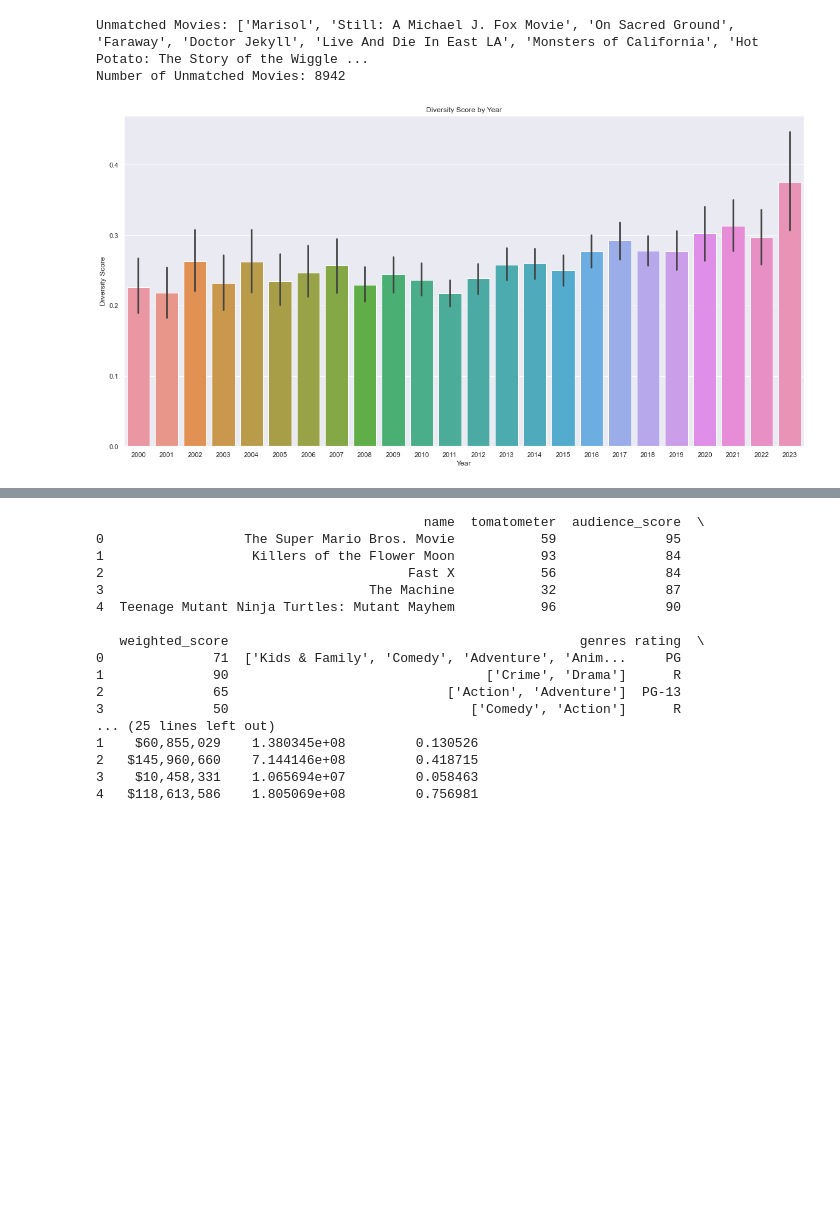
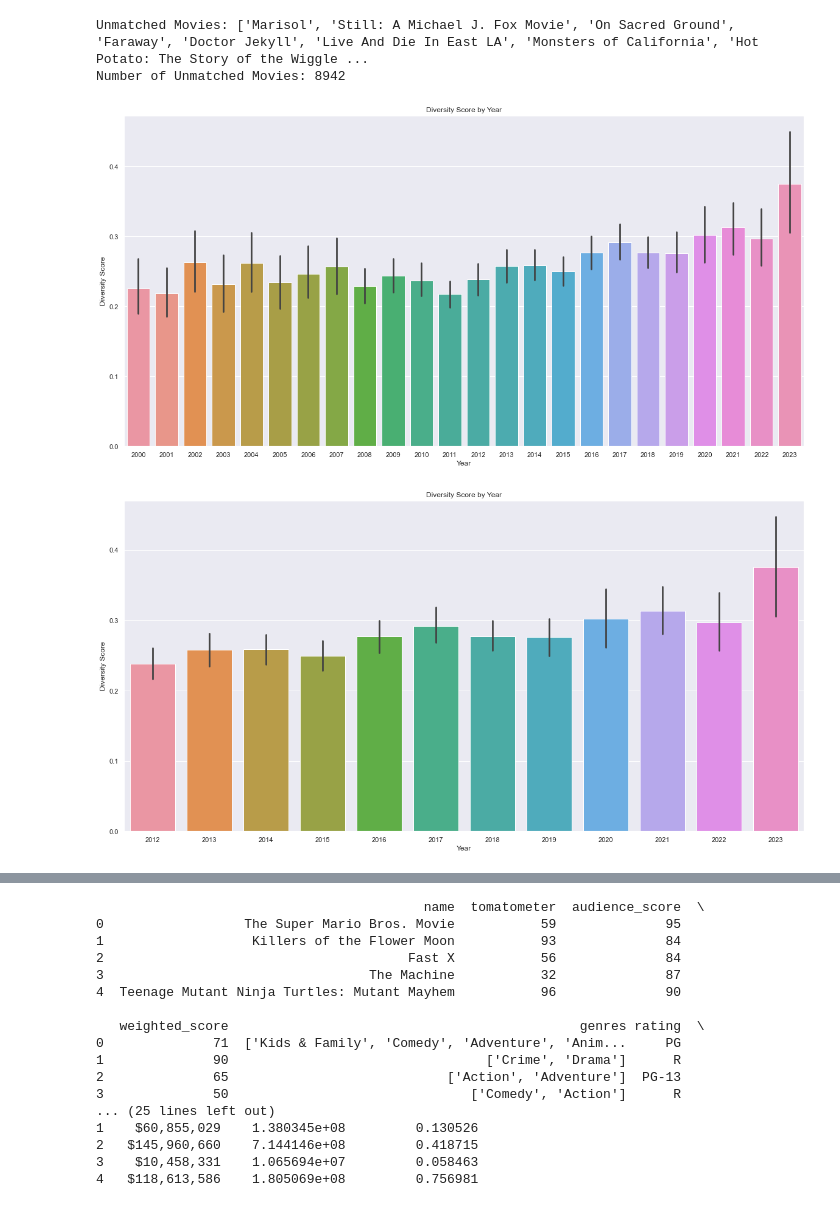
Before and after one commit to Dev-Kalavadia/CSS-Final-Project, a Jupyter notebook: watchMojo.ipynb, the cells around one changed output, grey strips where cells are left out. Cells and saved outputs as stored; diff of their text form; code cells hidden in the pictures; blank space fills up the shorter version.

```diff
--- a/watchMojo.ipynb
+++ b/watchMojo.ipynb
@@ -91,32 +91,42 @@ Number of Unmatched Movies: 8942
 # Path: diversity.ipy
 import pandas as pd
 import matplotlib.pyplot as plt
 import seaborn as sns
 import numpy as np
 
 # Load the dataset
 df = pd.read_csv('Merged_diversity_movies.csv')
 
-# Create a bar graph of the diversity score by year
+# Create a bar graph of the diversity score by year from 2012-2023
 sns.set_theme(style="whitegrid")
 sns.set(rc={'figure.figsize':(20,10)})
 ax = sns.barplot(x="year", y="diversity_score", data=df)
 ax.set_title('Diversity Score by Year')
 ax.set_xlabel('Year')
 ax.set_ylabel('Diversity Score')
 plt.show()
 
+# Create a bar graph of the diversity score by year from only 2012-2023
+sns.set_theme(style="whitegrid")
+sns.set(rc={'figure.figsize':(20,10)})
+ax = sns.barplot(x="year", y="diversity_score", data=df[df['year'] >= 2012])
+ax.set_title('Diversity Score by Year')
+ax.set_xlabel('Year')
+ax.set_ylabel('Diversity Score')
+plt.show()
 
-# What is the average diversity score for each year (2000-2023 inclusive) print it in console
+
+
 
 for year in range(2000, 2024):
     # Filter the dataframe by year
     df_year = df[df['year'] == year]
 
     # Calculate the average diversity score
     diversity_score_avg = df_year['diversity_score'].mean()
 
     # Print the average diversity score
     print(f"{year}: {diversity_score_avg}")
 # %% [output]
 [figure]
+[figure, added]
```
Also changed, not shown: parts of 3 cells of this notebook, 5 other files.
